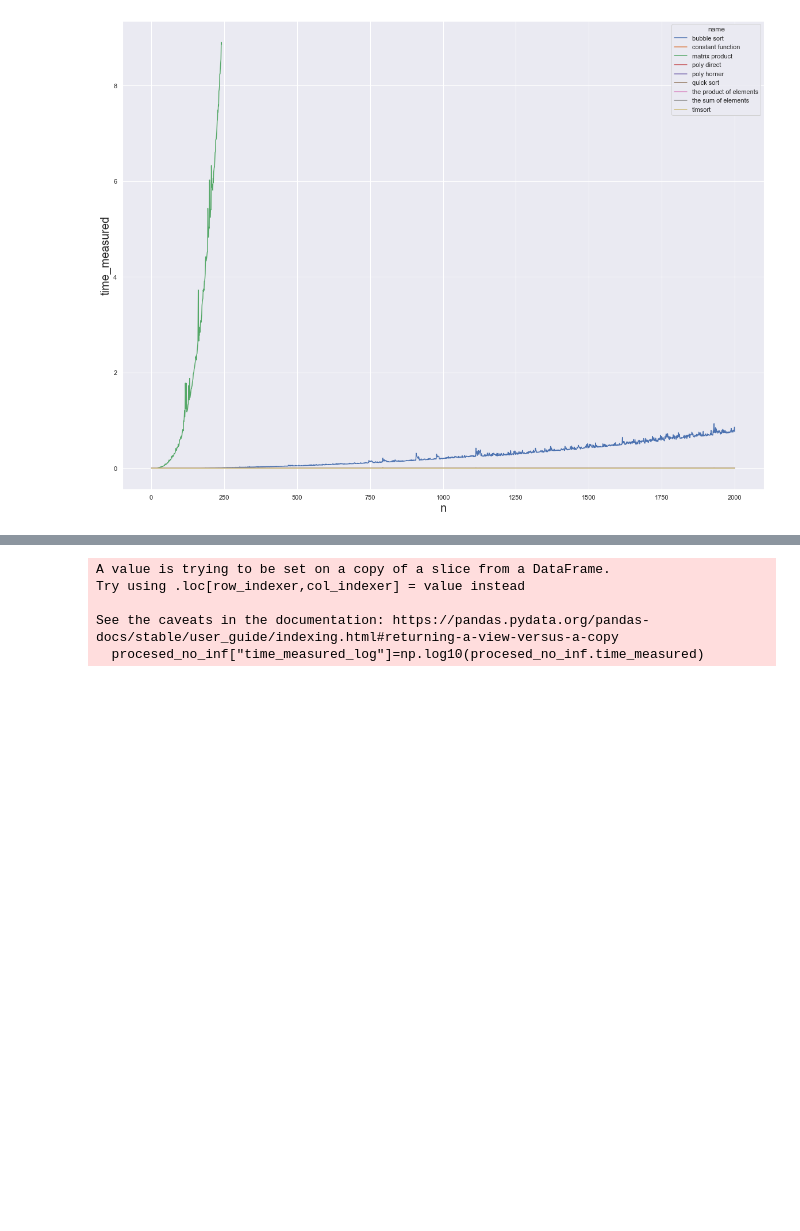
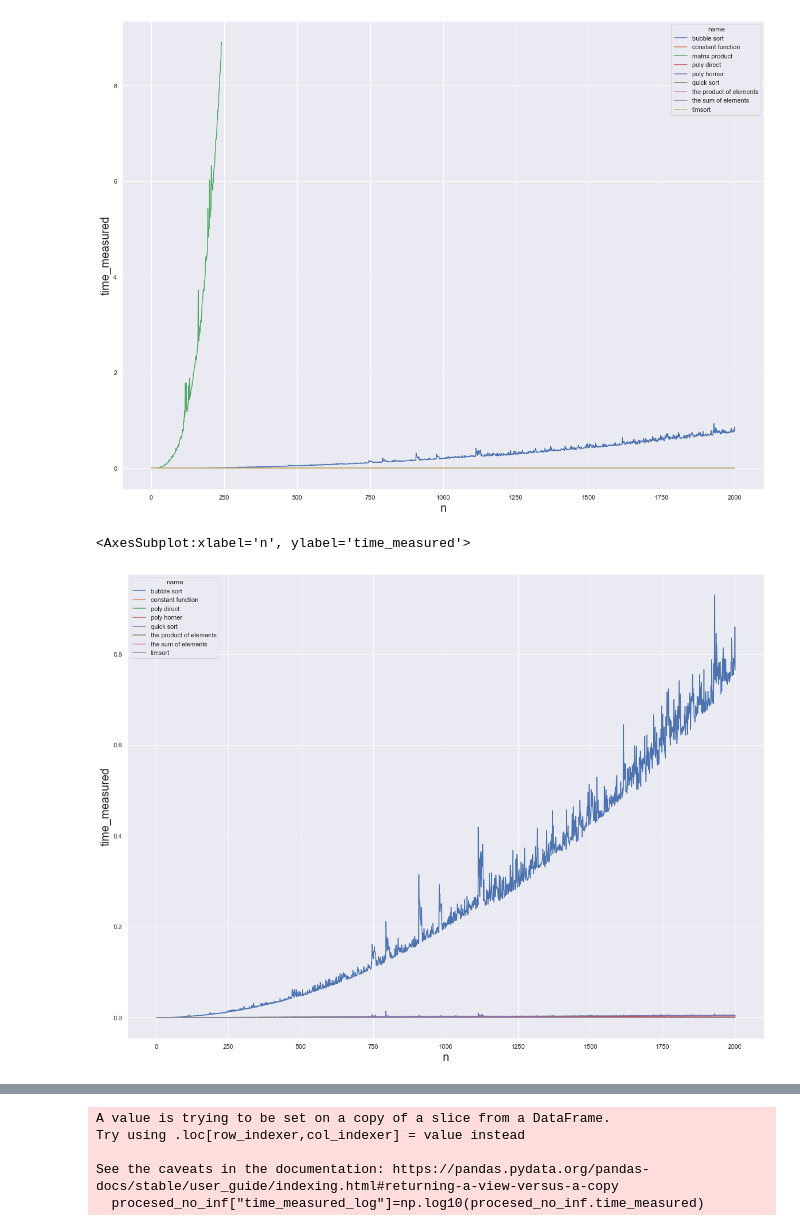
Before and after one commit to Saier00/AlgCourse, a Jupyter notebook: Task1/Task1.ipynb, the cells around one changed output, grey strips where cells are left out. Cells and saved outputs as stored; diff of their text form; code cells hidden in the pictures; blank space fills up the shorter version.

Commit message:
Graphs in linear scale have been added

```diff
--- a/Task1/Task1.ipynb
+++ b/Task1/Task1.ipynb
@@ -48,7 +48,7 @@ def poly(*args):
     v=args[0]
     x=Decimal(args[1])
 
-    res=0
+    res=Decimal(0)
     i=0
     while i<len(v):
         res+=Decimal(v[i])*(x**i)
@@ -220,7 +220,7 @@ df_final=pd.DataFrame()
 
 if(useCsv):
     #write path to csv file instead of "df_final"
-    df_final=pd.read_csv("df_final",index_col=0)
+    df_final=pd.read_csv("df_final.csv",index_col=0)
 else:
     #Convert the list of dictionaries to dataframe:
     df_final = pd.DataFrame.from_dict(temp_data)
@@ -288,3 +288,8 @@ sns.lineplot(x="n",y="time_measured",hue="name",data=procesed_no_inf)
 # %% [output]
 <AxesSubplot:xlabel='n', ylabel='time_measured'>
 [figure]
+# %%
+sns.lineplot(x="n",y="time_measured",hue="name",data=procesed_no_inf[procesed_no_inf.name!="matrix product"])
+# %% [output]
+<AxesSubplot:xlabel='n', ylabel='time_measured'>
+[figure, added]
```
Also changed, not shown: parts of 4 cells of this notebook.
